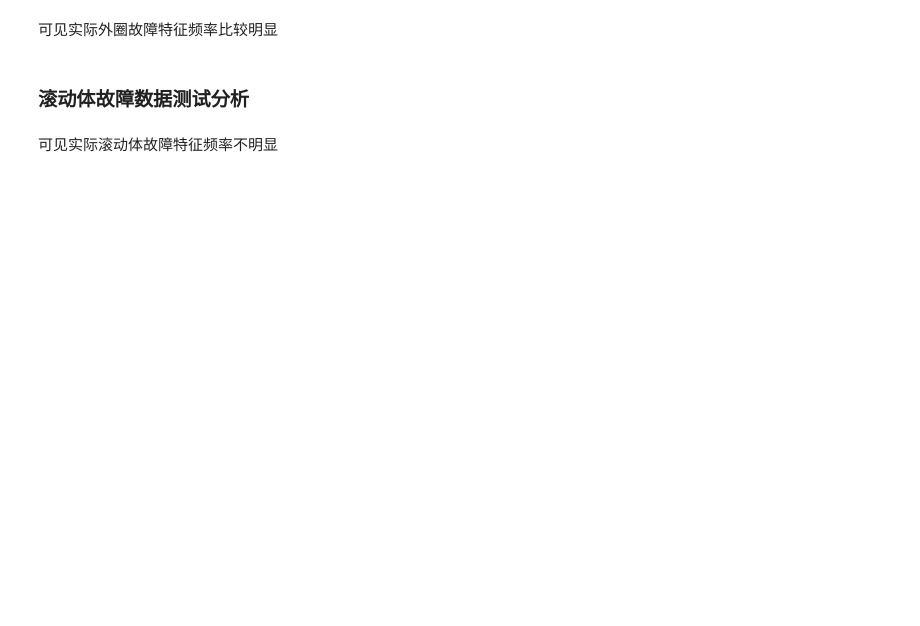
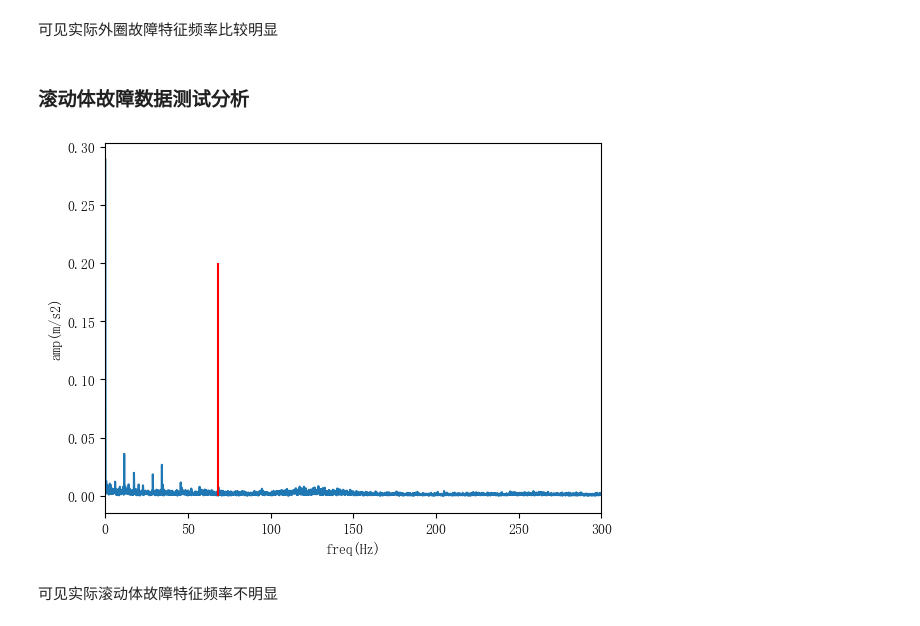
Before and after one commit to jiakuma/compond_fault, a Jupyter notebook: 数据集/cwru/包络谱分析.ipynb, the cells around one changed output. Drawn from its saved outputs; the diff is of its cells as text; code cells hidden in the pictures; blank space fills up the shorter version.

```diff
--- a/数据集/cwru/包络谱分析.ipynb
+++ b/数据集/cwru/包络谱分析.ipynb
@@ -167,10 +167,10 @@ def bearing_fault_freq_cal(n, d, D, alpha, fr=None):
     FTF: float(Hz)
         Cage frequency
     '''
-    C_bpfi = n*(1/2)*(1+d/D*np.math.cos(alpha))
-    C_bpfo = n*(1/2)*(1-(d/D)*np.math.cos(alpha))
-    C_bsf = D*(1/(2*d))*(1-np.square(d/D*np.math.cos(alpha)))
-    C_ftf = (1/2)*(1-(d/D)*np.math.cos(alpha))
+    C_bpfi = n*(1/2)*(1+d/D*math.cos(alpha))
+    C_bpfo = n*(1/2)*(1-(d/D)*math.cos(alpha))
+    C_bsf = D*(1/(2*d))*(1-np.square(d/D*math.cos(alpha)))
+    C_ftf = (1/2)*(1-(d/D)*math.cos(alpha))
     if fr!=None:
         return C_bpfi*fr/60, C_bpfo*fr/60, C_bsf*fr/60, C_ftf*fr/60, fr/60
     else:
@@ -259,8 +333,10 @@ NameError: name 'bpfo' is not defined
 # %% [markdown]
 ### 滚动体故障数据测试分析
 # %%
-file_path = r'E:/研究生/pytorch/CSDN代码/fault_diagnosis_signal_processing/第4篇-包络谱/1730_12k_0.014-Ball.mat'
+file_path = r'1730_12k_0.014-Ball.mat'
 data = data_acquision(file_path)
 plt_envelope_spectrum(data = data, fs=12000, xlim=300, vline=bsf)
+# %% [output]
+[figure, added]
 # %% [markdown]
 可见实际滚动体故障特征频率不明显
```
Also changed, not shown: parts of 7 cells of this notebook, 7 other files.
